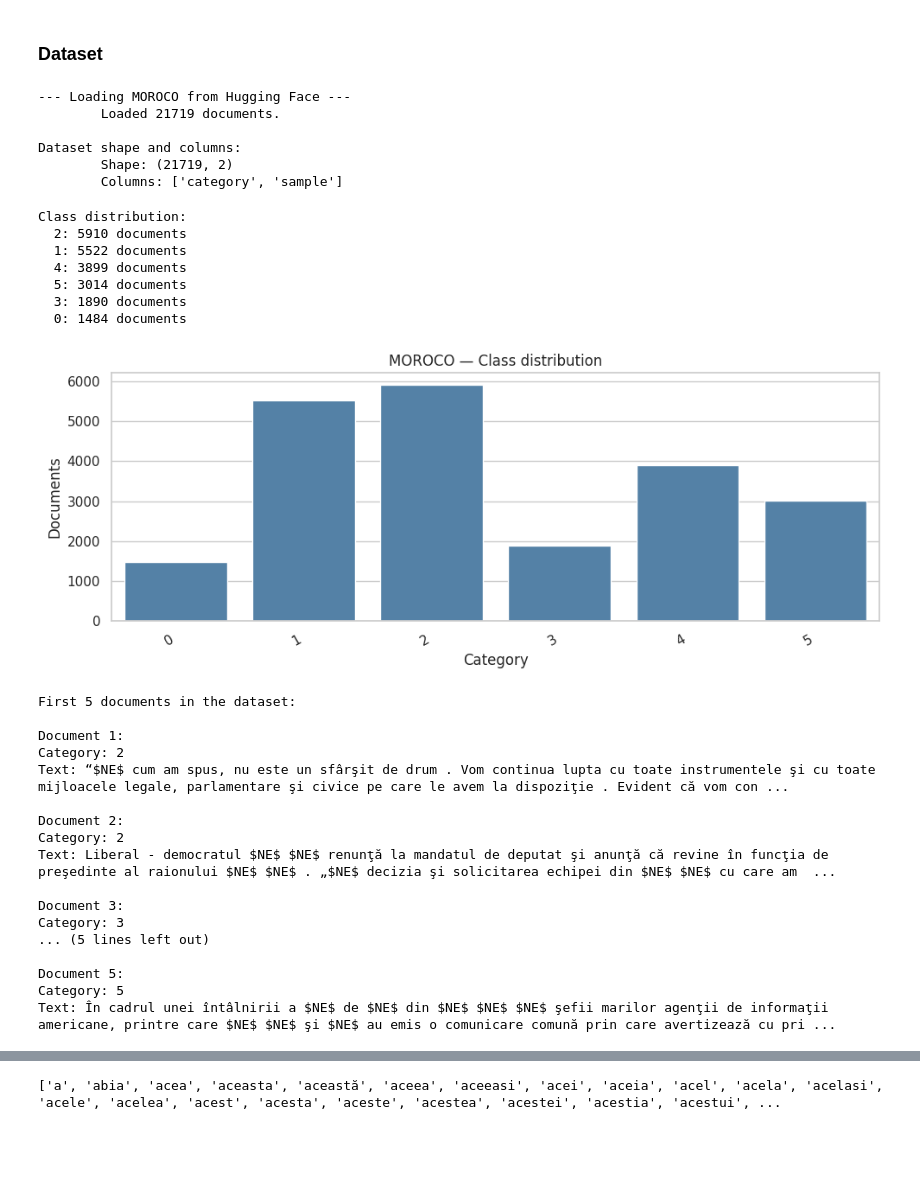
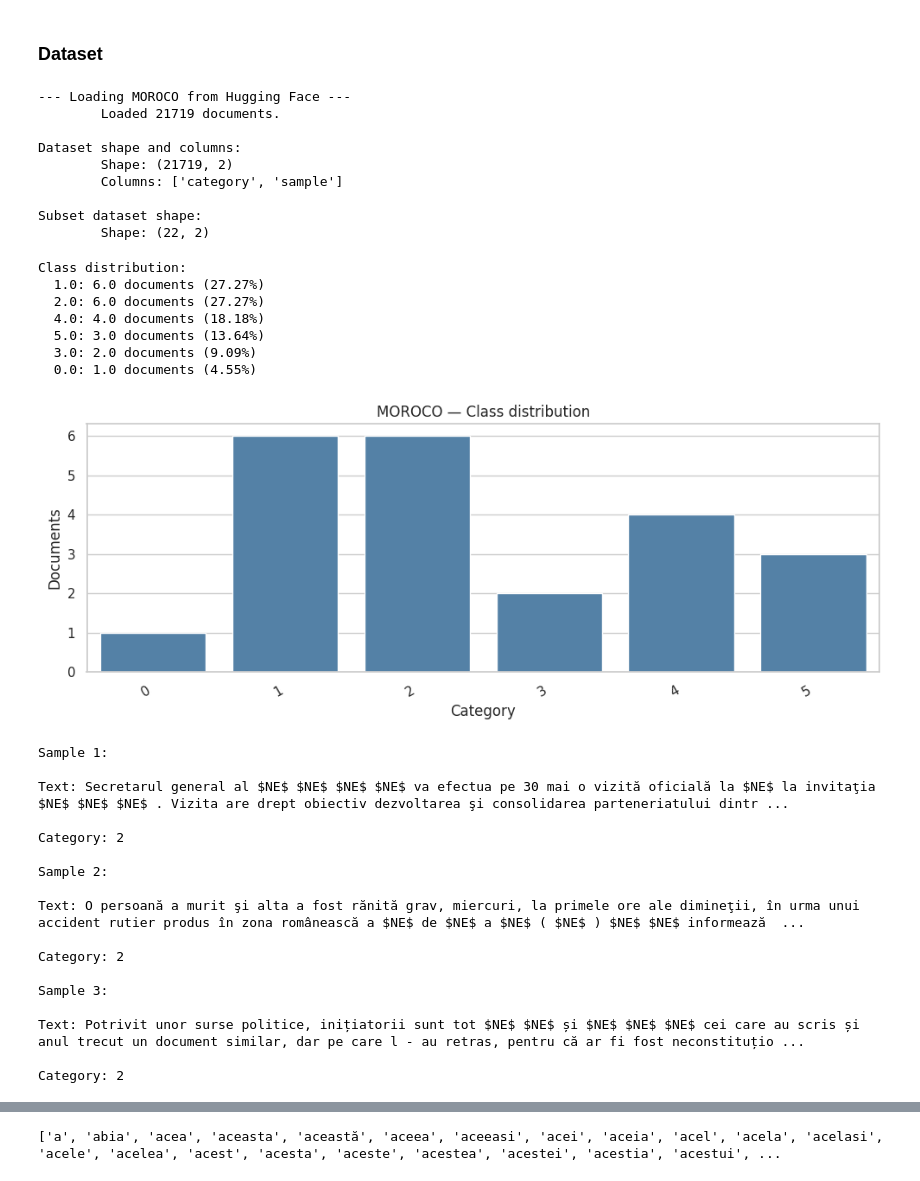
Before and after one commit to adrianstanea/NLP-Topic-Modeling, a Jupyter notebook: notebooks/01-data-exploration.ipynb, the cells around one changed output, grey strips where cells are left out. Drawn from its saved outputs; the diff is of its cells as text; code cells hidden in the pictures; blank space fills up the shorter version.

```diff
--- a/notebooks/01-data-exploration.ipynb
+++ b/notebooks/01-data-exploration.ipynb
@@ -29,6 +47,14 @@ df, columns = load_MOROCO()
 print(f"\nDataset shape and columns:")
 print(f"\tShape: {df.shape}")
 print(f"\tColumns: {columns}")
+
+# To test faster keep only a subset of the data: around 10% of the original data with stratification
+df = df \
+    .groupby('category', group_keys=False)\
+    .apply(lambda x: x.sample(frac=0.001, random_state=42))
+
+print(f"\nSubset dataset shape:")
+print(f"\tShape: {df.shape}")
 # %% [output]
 --- Loading MOROCO from Hugging Face ---
         Loaded 21719 documents.
@@ -36,62 +62,76 @@ print(f"\tColumns: {columns}")
 Dataset shape and columns:
         Shape: (21719, 2)
         Columns: ['category', 'sample']
+
+Subset dataset shape:
+        Shape: (22, 2)
 # %%
 import seaborn as sns
 import matplotlib.pyplot as plt
 
 class_counts = (
     df["category"]
     .value_counts()
     .rename_axis("category")
     .reset_index(name="count")
+    .assign(percentage=lambda x: (x["count"] / x["count"].sum() * 100).round(2))
 )
 
 print("\nClass distribution:")
 for _, row in class_counts.iterrows():
-    print(f"  {row['category']}: {row['count']} documents")
+    print(f"  {row['category']}: {row['count']} documents ({row['percentage']}%)")
 
 sns.set_theme(style="whitegrid")
 plt.figure(figsize=(10, 4))
 ax = sns.barplot(data=class_counts, x="category", y="count", color="steelblue")
 ax.set_title("MOROCO — Class distribution")
 ax.set_xlabel("Category")
 ax.set_ylabel("Documents")
 plt.xticks(rotation=30, ha="right")
 plt.tight_layout()
 plt.show()
 # %% [output]
 Class distribution:
-  2: 5910 documents
-  1: 5522 documents
-  4: 3899 documents
-  5: 3014 documents
-  3: 1890 documents
-  0: 1484 documents
+  1.0: 6.0 documents (27.27%)
+  2.0: 6.0 documents (27.27%)
+  4.0: 4.0 documents (18.18%)
+  5.0: 3.0 documents (13.64%)
+  3.0: 2.0 documents (9.09%)
+  0.0: 1.0 documents (4.55%)
-[figure, old version]
+[figure, new version]
 # %%
-# Visualize how the first N documents look like
-N = 5
-print(f"\nFirst {N} documents in the dataset:")
-for i in range(N):
-    print(f"\nDocument {i+1}:")
-    print(f"Category: {df.loc[i, 'category']}")
-    print(f"Text: {df.loc[i, 'sample'][:500]}...")  # Print first 500 characters
+import numpy as np
+
+N = 3
+# np.random.seed(42)
+
+random_indices = np.random.choice(df.index, size=N, replace=False)
+
+for idx, (index, row) in enumerate(df.loc[random_indices].iterrows()):
+    print(f"\nSample {idx + 1}:")
+
+    # text
+    print(f"{CYAN}\nText: {RESET}{row['sample']}")
+    print(f"{BLUE}\nCategory: {RESET}{row['category']}")
+
+    # Break after N iterations
+    if idx + 1 >= N:
+        break
 # %% [output]
-First 5 documents in the dataset:
+Sample 1:
 
-Document 1:
+Text: Secretarul general al $NE$ $NE$ $NE$ $NE$ va efectua pe 30 mai o vizită oficială la $NE$ la invitaţia $NE$ $NE$ $NE$ . Vizita are drept obiectiv dezvoltarea şi consolidarea parteneriatului dintr ...
+
 Category: 2
-Text: “$NE$ cum am spus, nu este un sfârşit de drum . Vom continua lupta cu toate instrumentele şi cu toate mijloacele legale, parlamentare şi civice pe care le avem la dispoziţie . Evident că vom con ...
 
-Document 2:
+Sample 2:
+
+Text: O persoană a murit şi alta a fost rănită grav, miercuri, la primele ore ale dimineţii, în urma unui accident rutier produs în zona românească a $NE$ de $NE$ a $NE$ ( $NE$ ) $NE$ $NE$ informează  ...
+
 Category: 2
-Text: Liberal - democratul $NE$ $NE$ renunţă la mandatul de deputat şi anunţă că revine în funcţia de preşedinte al raionului $NE$ $NE$ . „$NE$ decizia şi solicitarea echipei din $NE$ $NE$ cu care am  ...
 
-Document 3:
-Category: 3
-... (5 lines left out)
+Sample 3:
 
-Document 5:
-Category: 5
-Text: În cadrul unei întâlnirii a $NE$ de $NE$ din $NE$ $NE$ $NE$ şefii marilor agenţii de informaţii americane, printre care $NE$ $NE$ şi $NE$ au emis o comunicare comună prin care avertizează cu pri ...
+Text: Potrivit unor surse politice, inițiatorii sunt tot $NE$ $NE$ și $NE$ $NE$ $NE$ cei care au scris și anul trecut un document similar, dar pe care l - au retras, pentru că ar fi fost neconstituțio ...
+
+Category: 2
```
Also changed, not shown: parts of 19 cells of this notebook, 4 other files.
